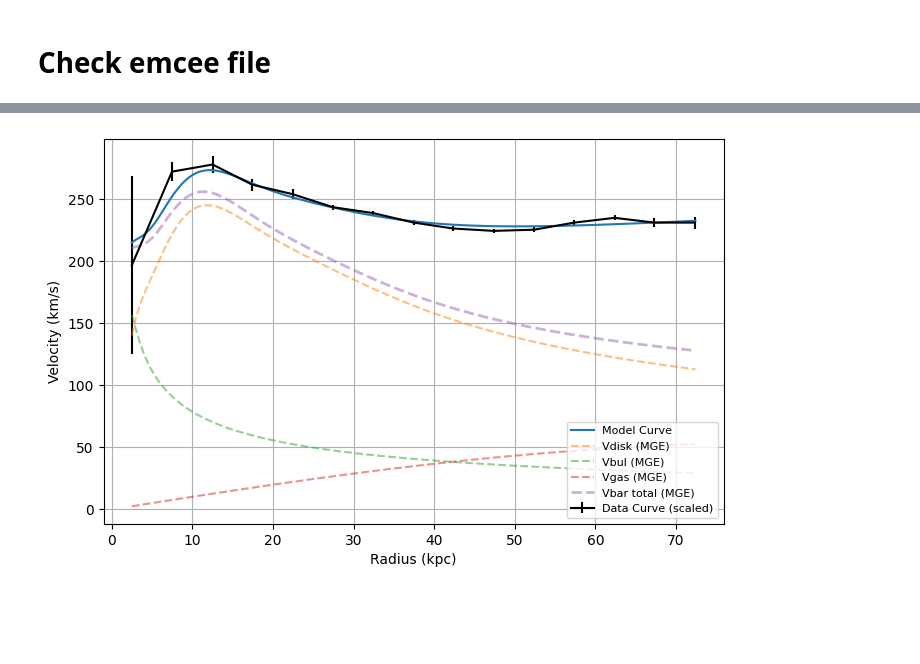
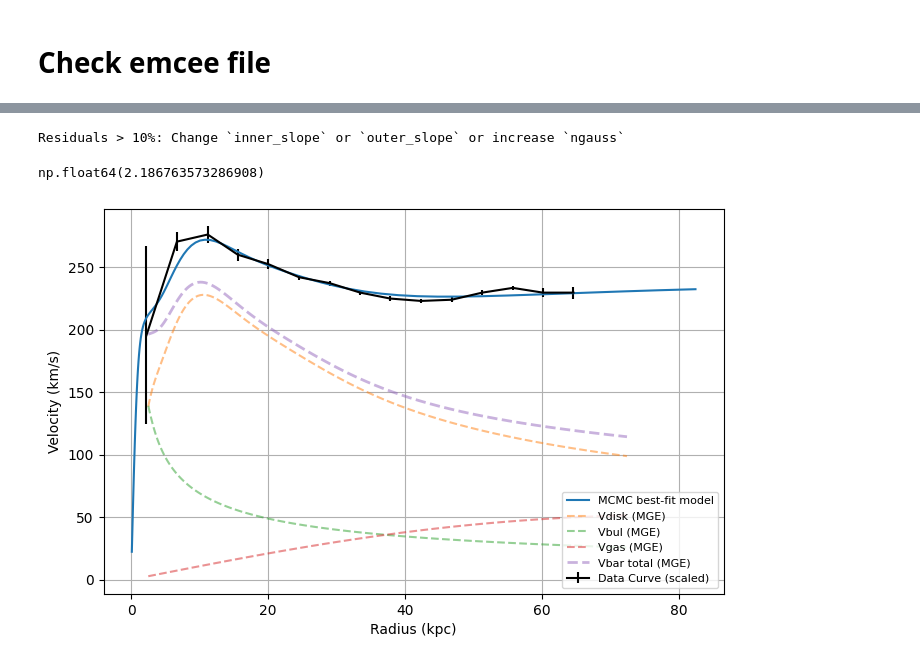
Before and after one commit to AdamSmithOrlik/sidm-rotation-curves-SPARC, a Jupyter notebook: development/surface-brightness-dev.ipynb, the cells around one changed output, grey strips where cells are left out. Drawn from its saved outputs; the diff is of its cells as text; code cells hidden in the pictures; blank space fills up the shorter version.

```diff
--- a/development/surface-brightness-dev.ipynb
+++ b/development/surface-brightness-dev.ipynb
@@ -969,36 +994,46 @@ Best theta: [ 8.55762360e+00  1.27588996e+01  4.01569521e-01  3.73003300e-01
 # %%
+# baryonic_model = BaryonicModel('NGC6674', qdisk=0.1, qgas=1.0, qbul=1.0, ngauss=8)
+baryonic_model = BaryonicModel('NGC6674', qdisk=0.1, ngauss=8)
+
 phi = baryonic_model.potential_function(Upsilond=Ud, Upsilonb=Ub, D=D)
 profile = model(best_theta, baryonic_model)
+# %% [output]
+Residuals > 10%: Change `inner_slope` or `outer_slope` or increase `ngauss`
+# %%
+profile.cross_section()
+# %% [output]
+np.float64(2.186763573286908)
 # %%
 # Compare
 r_vals = np.geomspace(baryonic_model.R[0], baryonic_model.R[-1], 100)
+r_model = np.geomspace(0.1, baryonic_model.R[-1]+10, 100)
 
-vc = profile.V(r_vals, Lmax=2)
+vc = profile.V(r_model, Lmax=2) # change to lmax=2 for nonspherical analysis
 
 _, vc_data_s, verr_s = baryonic_model.vobs_at_inclination(incl)
 r_data_s = baryonic_model.data_radii(D=D)
 
 cur = baryonic_model.model_curves(Upsilond=Ud, Upsilonb=Ub, R=r_vals, D=D)
 
 # vc_data = np.sqrt(Ud * baryonic_model.Vdisk**2 + Ub * baryonic_model.Vbul**2 + baryonic_model.Vgas**2)
 # r_data = baryonic_model.R
 # verr= baryonic_model.data["errV"]
 
 plt.figure(figsize=(8, 5))
 # plt.errorbar(r_data, vc_data, yerr=verr, label='Data Curve', color='k')
 plt.errorbar(r_data_s, vc_data_s, yerr=verr_s, label='Data Curve (scaled)', color='black')
-plt.plot(r_vals, vc, label='Model Curve', color='C0')
+plt.plot(r_model, vc, label='MCMC best-fit model', color='C0')
 plt.plot(r_vals, cur["Vdisk"], label='Vdisk (MGE)', color='C1', ls='--', alpha=0.5)
 plt.plot(r_vals, cur["Vbul"], label='Vbul (MGE)', color='C2', ls='--', alpha=0.5)
 plt.plot(r_vals, cur["Vgas"], label='Vgas (MGE)', color='C3', ls='--', alpha=0.5)
 plt.plot(r_vals, cur["Vbar"], label='Vbar total (MGE)', color='C4', lw=2, ls='--', alpha=0.5)
 plt.xlabel('Radius (kpc)')
 plt.ylabel('Velocity (km/s)')
 plt.legend(loc='lower right', fontsize=8)
 plt.grid()
 plt.show()
 # %% [output]
-[figure, old version]
+[figure, new version]
 # %%
 def trace_plot(filename):
     reader = emcee.backends.HDFBackend(filename)
```
Also changed, not shown: parts of 16 cells of this notebook, 1 other file.
